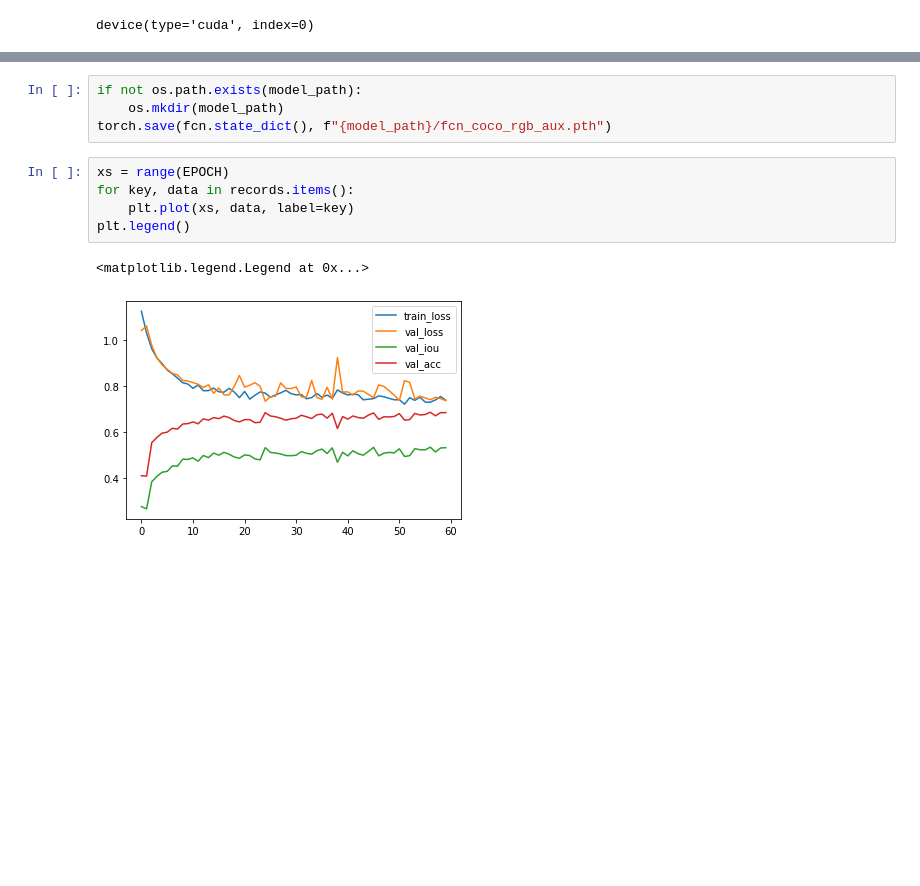
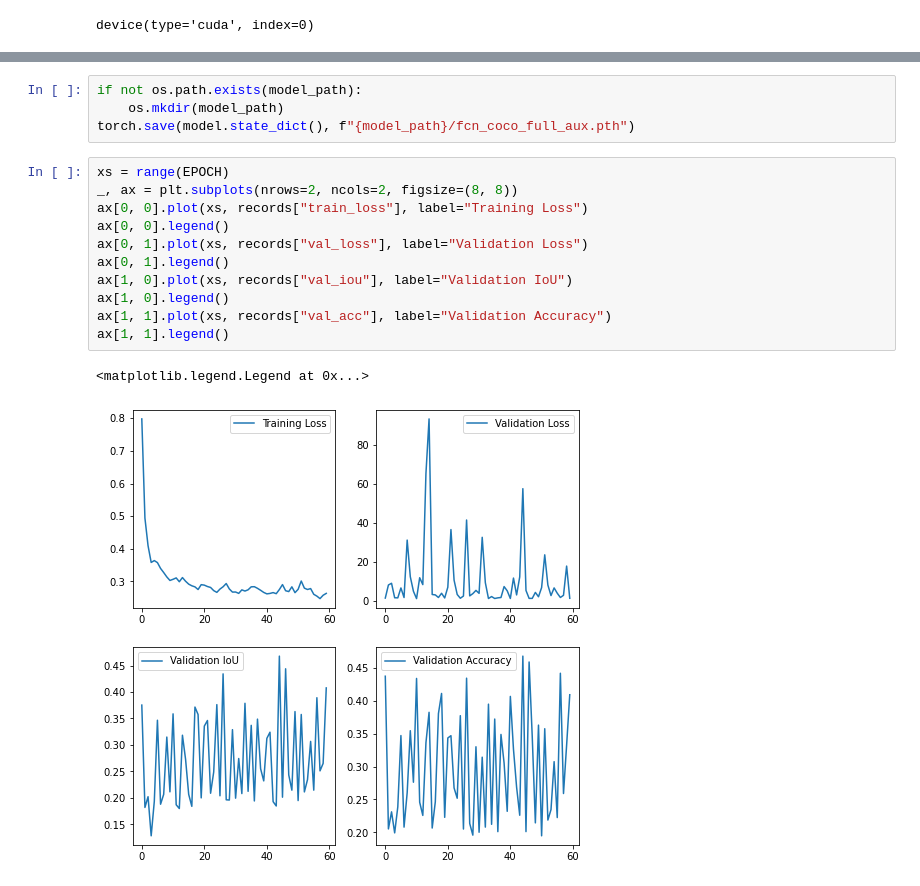
Before and after one commit to danielz02/RapidSeg, a Jupyter notebook: src/magic.ipynb, the cells around one changed output, grey strips where cells are left out. Saved outputs shown, nothing was run; the diff lists cells and outputs as text; blank space fills up the shorter version.

```diff
--- a/src/magic.ipynb
+++ b/src/magic.ipynb
@@ -156,14 +158,20 @@ Epoch 3: Validation Loss 0.921606719493866 | Validation Pixel-wise Accuracy: 0.5
 # %%
 if not os.path.exists(model_path):
     os.mkdir(model_path)
-torch.save(fcn.state_dict(), f"{model_path}/fcn_coco_rgb_aux.pth")
+torch.save(model.state_dict(), f"{model_path}/fcn_coco_full_aux.pth")
-# %%
-xs = range(EPOCH)
-for key, data in records.items():
-    plt.plot(xs, data, label=key)
-plt.legend()
-# %% [output]
-<matplotlib.legend.Legend at 0x...>
-[figure, removed]
+# %%
+xs = range(EPOCH)
+_, ax = plt.subplots(nrows=2, ncols=2, figsize=(8, 8))
+ax[0, 0].plot(xs, records["train_loss"], label="Training Loss")
+ax[0, 0].legend()
+ax[0, 1].plot(xs, records["val_loss"], label="Validation Loss")
+ax[0, 1].legend()
+ax[1, 0].plot(xs, records["val_iou"], label="Validation IoU")
+ax[1, 0].legend()
+ax[1, 1].plot(xs, records["val_acc"], label="Validation Accuracy")
+ax[1, 1].legend()
+# %% [output]
+<matplotlib.legend.Legend at 0x...>
+[figure, added]
 # %%
 x, y = next(iter(train_loader))
```
Also changed, not shown: parts of 6 cells of this notebook.
